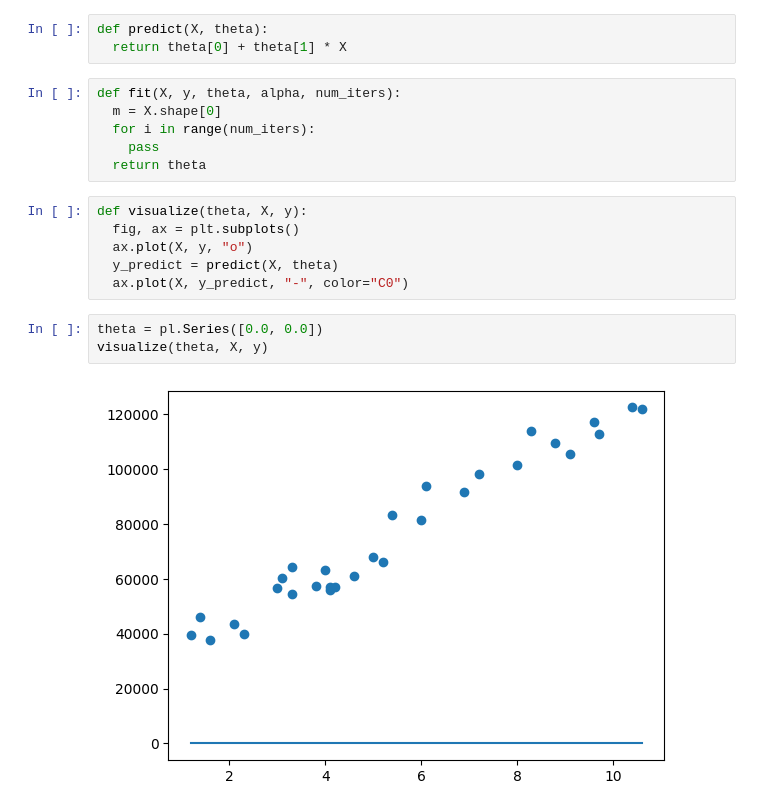
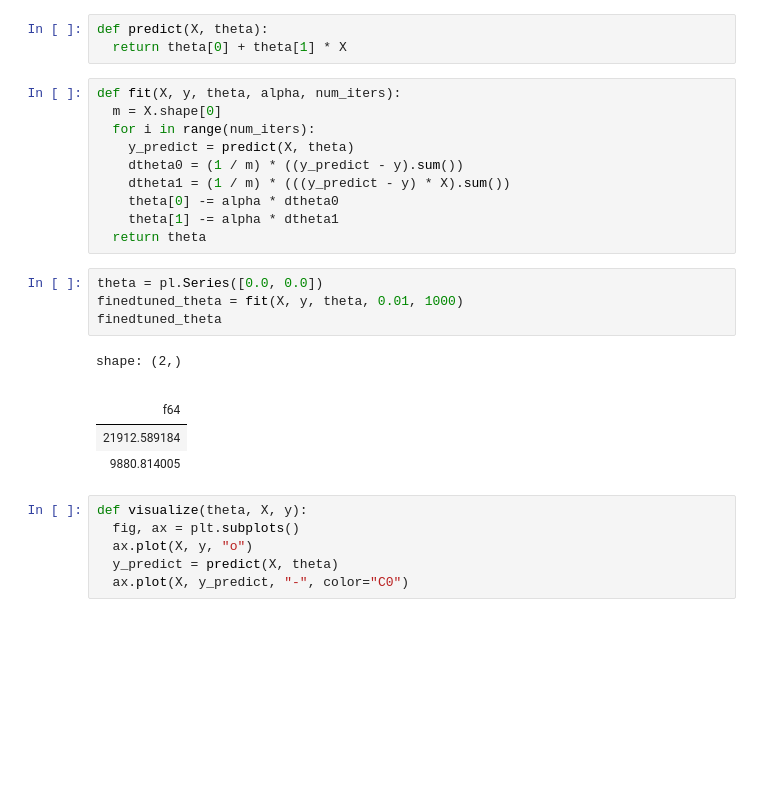
Before and after one commit to finorak/AI-piscine, a Jupyter notebook: module01/ex01/Beginner01.ipynb, the cells around one changed output. Saved outputs shown, nothing was run; the diff lists cells and outputs as text; blank space fills up the shorter version.

```diff
--- a/module01/ex01/Beginner01.ipynb
+++ b/module01/ex01/Beginner01.ipynb
@@ -13,18 +13,27 @@ def predict(X, theta):
 def fit(X, y, theta, alpha, num_iters):
   m = X.shape[0]
   for i in range(num_iters):
-    pass
+    y_predict = predict(X, theta)
+    dtheta0 = (1 / m) * ((y_predict - y).sum())
+    dtheta1 = (1 / m) * (((y_predict - y) * X).sum())
+    theta[0] -= alpha * dtheta0
+    theta[1] -= alpha * dtheta1
   return theta
+# %%
+theta = pl.Series([0.0, 0.0])
+finedtuned_theta = fit(X, y, theta, 0.01, 1000)
+finedtuned_theta
+# %% [output]
+shape: (2,)
+|  |
+| f64 |
+| 21912.589184 |
+| 9880.814005 |
 # %%
 def visualize(theta, X, y):
   fig, ax = plt.subplots()
   ax.plot(X, y, "o")
   y_predict = predict(X, theta)
   ax.plot(X, y_predict, "-", color="C0")
-# %%
-theta = pl.Series([0.0, 0.0])
-visualize(theta, X, y)
-# %% [output]
-[figure, removed]
 # %%
 visualize(fit(X, y, theta, 0.01, 0), X, y)
```
Also changed, not shown: parts of 2 cells of this notebook.
